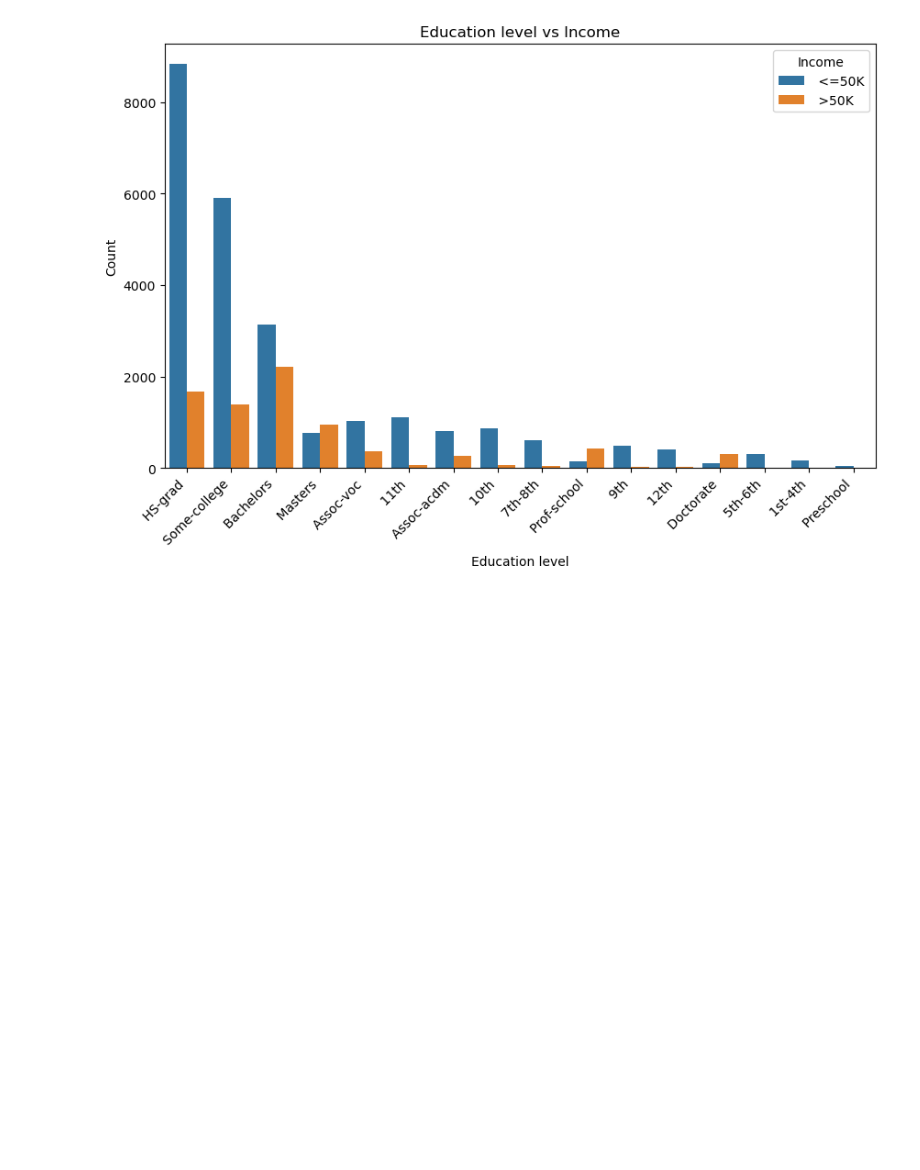
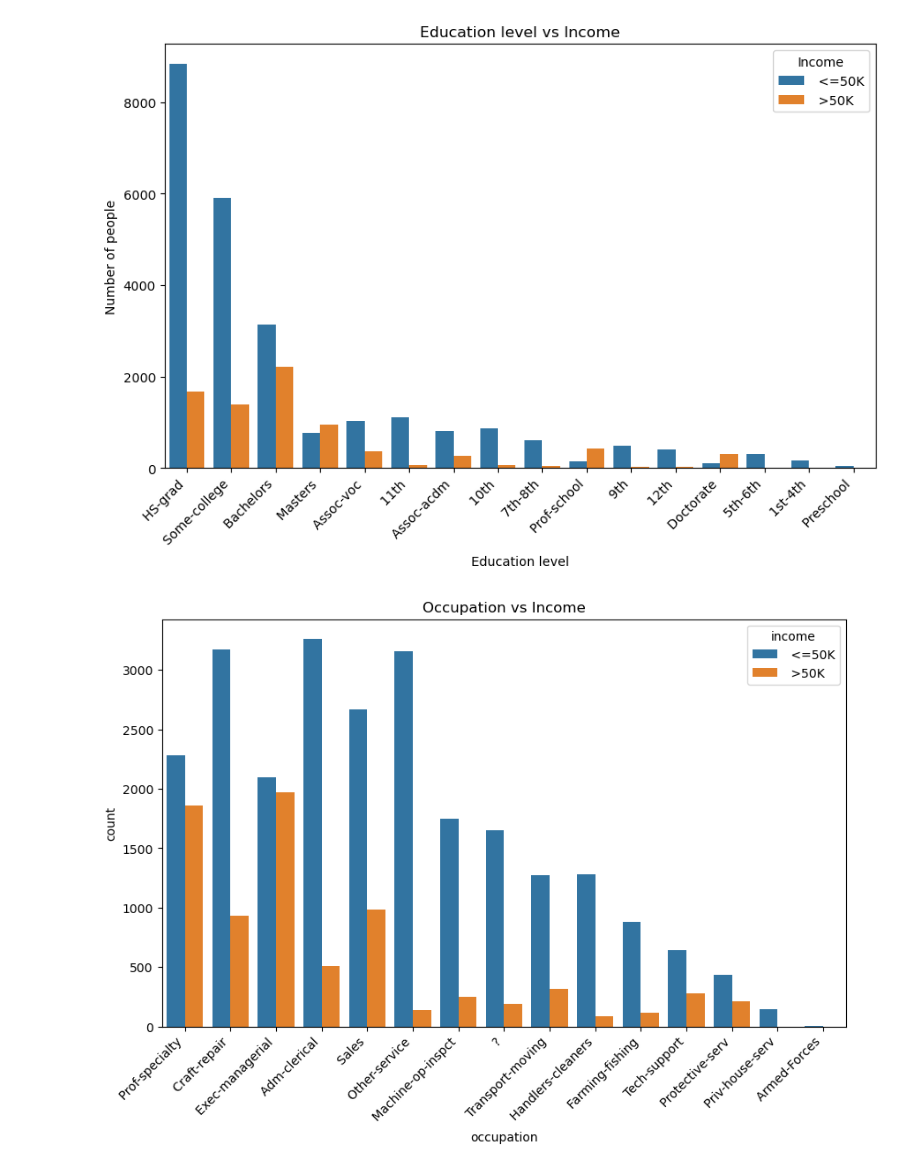
Before and after one commit to Kunshu-Z/SD7502-Assignment-1, a Jupyter notebook: 2220145&2220115_Assignment1_SD7502.ipynb, the cells around one changed output. Drawn from its saved outputs; the diff is of its cells as text; code cells hidden in the pictures; blank space fills up the shorter version.

```diff
--- a/2220145&2220115_Assignment1_SD7502.ipynb
+++ b/2220145&2220115_Assignment1_SD7502.ipynb
@@ -3,24 +3,50 @@
 # %%
 #SD7502 Assignment 1
 import numpy as np # linear algebra
 import pandas as pd # data processing, CSV file I/O (e.g. pd.read_csv)
 import seaborn as sns
 import matplotlib.pyplot as plt
 
 #Lodaing the dataset using pandas
 df = pd.read_csv('C:/Users/parth/Documents/GitHub/SD7502-Assignment-1/Datasets/income_evaluation.csv')
 
 #Cleaning the column names by removing leading whitespace
 df.columns = df.columns.str.strip()
 
 #Creating bar plot
 plt.figure(figsize=(10, 6))
 sns.countplot(data=df, x='education', hue='income', order=df['education'].value_counts().index)
 plt.title('Education level vs Income')
 plt.xlabel('Education level')
-plt.ylabel('Count')
+plt.ylabel('Number of people')
 plt.xticks(rotation=45, ha='right')
 plt.legend(title='Income')
 plt.show()
+
+#A second bar plot to compare occupation vs income
+plt.figure(figsize=(10, 6))
+sns.countplot(data=df, x='occupation', hue='income', order=df['occupation'].value_counts().index)
+plt.title('Occupation vs Income')
+plt.xticks(rotation=45, ha='right')
+plt.show()
+
+#Creating histogram plot for further analysis
+plt.figure(figsize=(10, 6))
+sns.histplot(df['age'], kde=True)
+plt.title('Age Distribution')
+plt.show()
+
+#Selecting numerical values only for colleration matrix
+numerical_df = df.select_dtypes(include=['int64', 'float64'])
+
+#Creating colleration matrix for further analysis
+plt.figure(figsize=(10, 6))
+sns.heatmap(numerical_df.corr(), annot=True, cmap='coolwarm', linewidths=0.5)
+plt.title('Correlation Matrix')
+plt.show()
+
+#Providing a description of the dataset
+print(df.describe())
 # %% [output]
-[figure, old version]
+[figure, new version]
+[figure, added]
```
Also changed, not shown: parts of 5 cells of this notebook.
